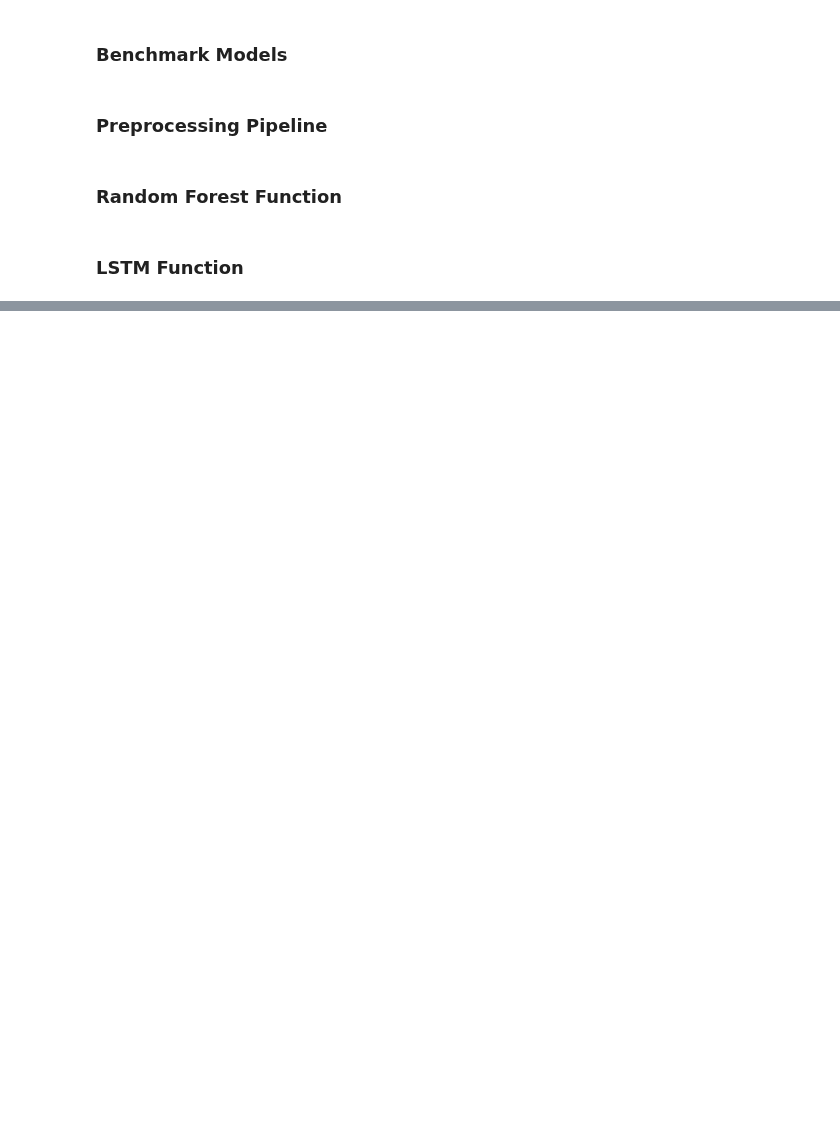
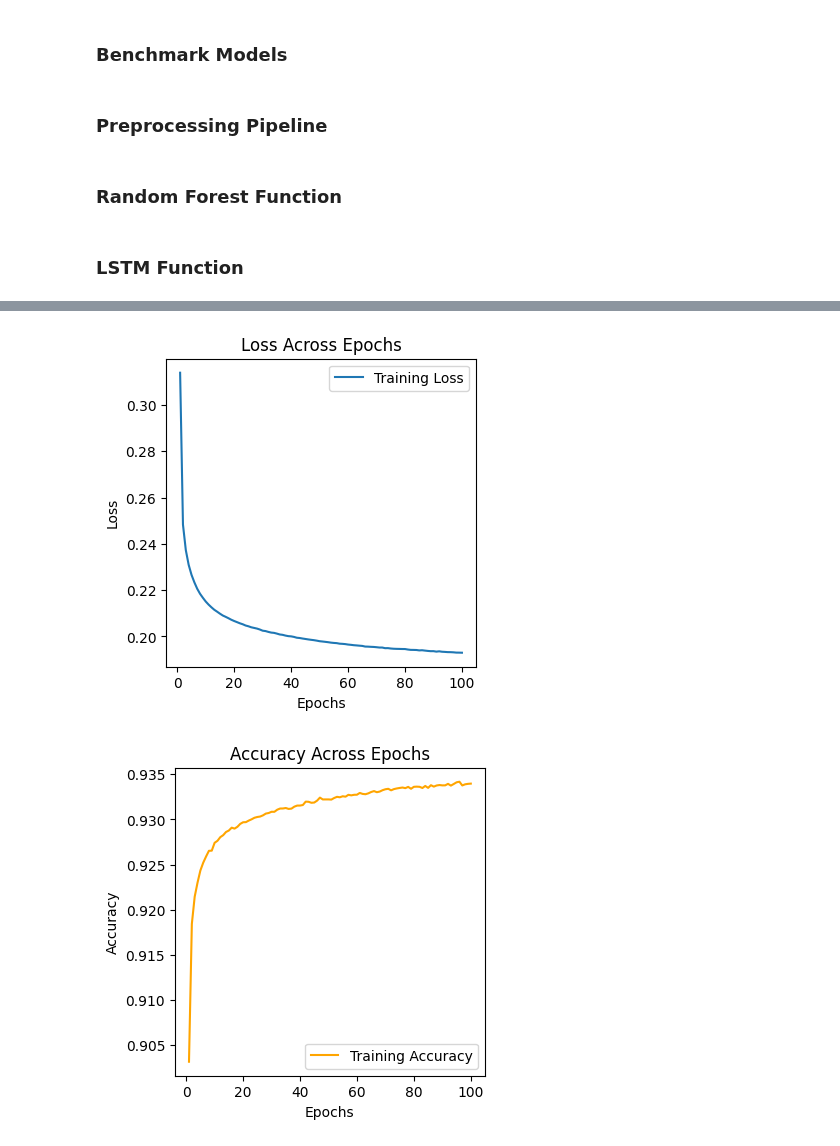
Before and after one commit to craigmiller24/MLP_Project, a Jupyter notebook: Benchmarks.ipynb, the cells around one changed output, grey strips where cells are left out. Drawn from its saved outputs; the diff is of its cells as text; code cells hidden in the pictures; blank space fills up the shorter version.

```diff
--- a/Benchmarks.ipynb
+++ b/Benchmarks.ipynb
@@ -323,0 +414,3 @@ plt.show()
+# %%
+jfk_LSTM_model, jfk_metrics_LSTM = train_lstm(X_train_torch_jfk, X_test_torch_jfk, Y_train_torch_jfk, Y_test_torch_jfk)
+# %% [output]
@@ -323,0 +433,2 @@ plt.show()
+[figure, added]
+[figure, added]
```
Also changed, not shown: parts of 11 cells of this notebook, 3 other files.
